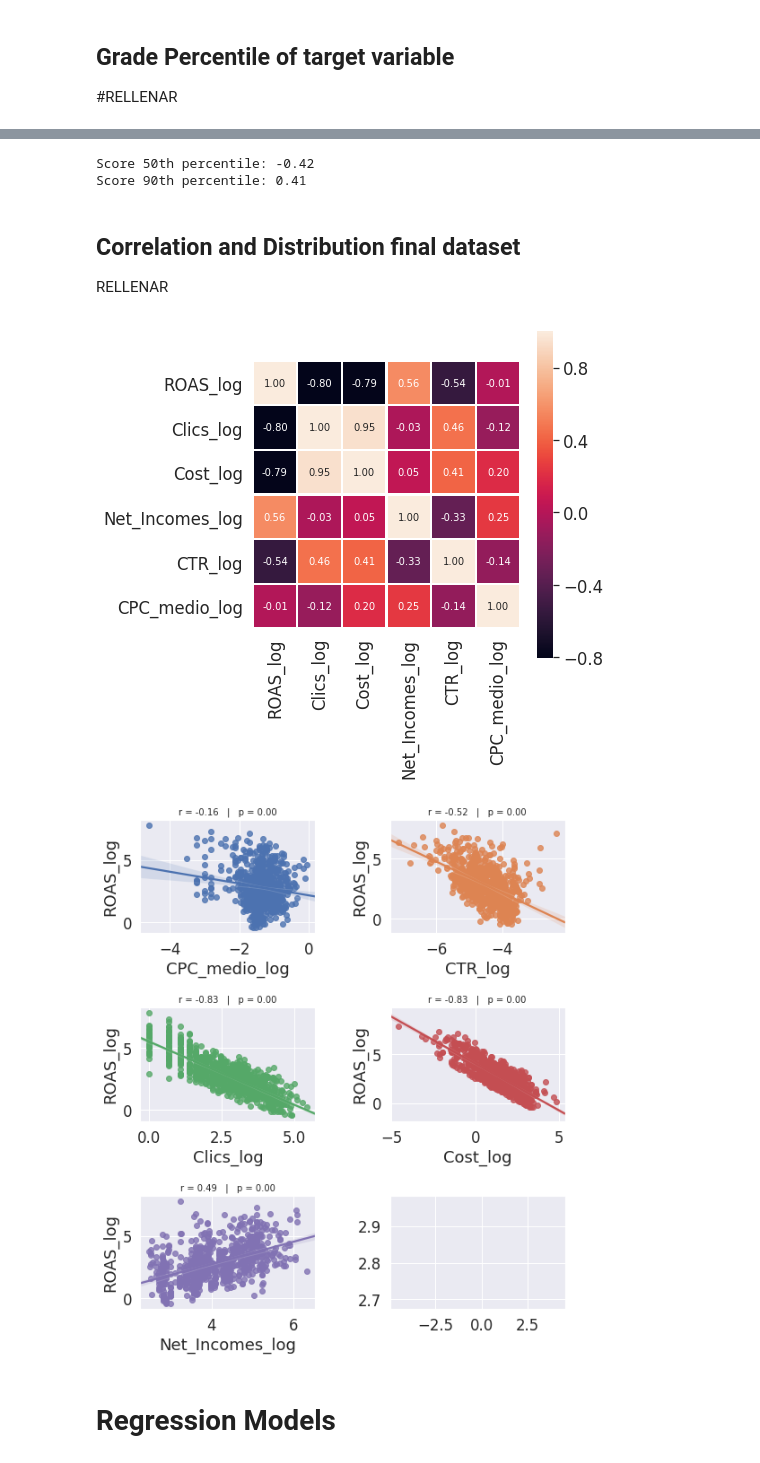
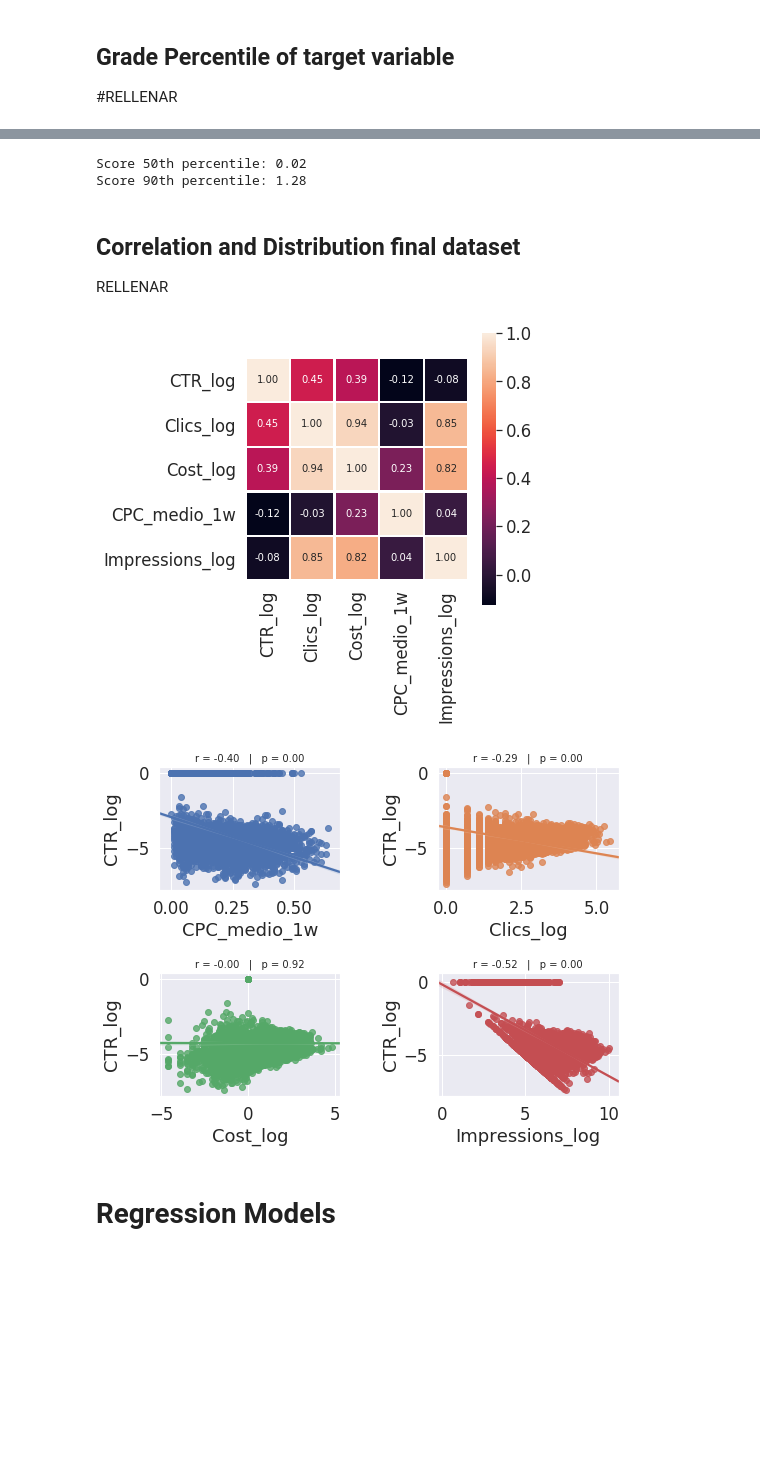
Before and after one commit to trimiguel/tfm, a Jupyter notebook: shopping/notebook/ALGORITHM_top_50_references-Copy1.ipynb, the cells around one changed output, grey strips where cells are left out. Drawn from its saved outputs; the diff is of its cells as text; code cells hidden in the pictures; blank space fills up the shorter version.

```diff
--- a/shopping/notebook/ALGORITHM_top_50_references-Copy1.ipynb
+++ b/shopping/notebook/ALGORITHM_top_50_references-Copy1.ipynb
@@ -1247,13 +1264,13 @@ number_rows = int((number_columns/2))
 number_cols = 2
 
 #set target
-y_df = 'ROAS_log'
+y_df = 'CTR_log'
 
 #create figure
 fig, axs = plt.subplots(number_rows, number_cols, figsize=(number_cols*4,number_rows*3))
 
 #establish parameters
-li_not_plot = ['ROAS_log']
+li_not_plot = ['CTR_log']
 li_plot_num_feats = [c for c in list(columns_dtypes) if c not in li_not_plot]
 
 #loop
@@ -1277,14 +1294,14 @@ plt.show()
 RELLENAR
 # %%
 #save correlation
-corr_final = df_final.corr()['ROAS_log'].sort_values()
+corr_final = df_final.corr()['CTR_log'].sort_values()
 
 #correlation to dataframe
 df_corr_final = pd.DataFrame({'Index':corr_final.index, 'Values':abs(corr_final.values)})
 df_corr_final
 
 #split the index
-df_corr_final[['First', 'Second', 'Third', 'Fourht']] = df_corr_final['Index'].str.rsplit("_", n = 3, expand=True)
+df_corr_final[['First', 'Second', 'Third']] = df_corr_final['Index'].str.rsplit("_", n = 2, expand=True)
 
 #sort values
 df_corr_final = df_corr_final.sort_values(by = 'Values', ascending = False)
@@ -1396,18 +1411,18 @@ df_all_sc.describe()
 #RELLENAR
 # %%
 #create percentile
-df_all_sc['percentile'] = df_all_sc['ROAS_log'].apply(lambda x: percentileofscore(df_all_sc['ROAS_log'], x))
+df_all_sc['percentile'] = df_all_sc['CTR_log'].apply(lambda x: percentileofscore(df_all_sc['CTR_log'], x))
 
 # plot percentile
 #set size
 plt.figure(figsize = (10, 8))
 
 #establish axis
-plt.plot(df_all_sc['ROAS_log'], df_all_sc['percentile'], '*')
+plt.plot(df_all_sc['CTR_log'], df_all_sc['percentile'], '*')
 plt.xticks(range(0, 10, 2), range(0, 20, 2))
 
 #set labels
-plt.xlabel('ROAS_log')
+plt.xlabel('CTR_log')
 plt.ylabel('Percentile')
-plt.title('ROAS_log Percentile');
+plt.title('CTR_log Percentile');
 # %% [output]
@@ -1415,9 +1430,9 @@ plt.title('ROAS_log Percentile');
 # %%
-print('Score 50th percentile: {}'.format(round(np.min(df_final.loc[df_all_sc['percentile'] > 50, 'ROAS_log']),2)))
-print('Score 90th percentile: {}'.format(round(np.min(df_final.loc[df_all_sc['percentile'] > 90, 'ROAS_log']),2)))
+print('Score 50th percentile: {}'.format(round(np.min(df_all_sc.loc[df_all_sc['percentile'] > 50, 'CTR_log']),2)))
+print('Score 90th percentile: {}'.format(round(np.min(df_all_sc.loc[df_all_sc['percentile'] > 90, 'CTR_log']),2)))
 # %% [output]
-Score 50th percentile: -0.42
-Score 90th percentile: 0.41
+Score 50th percentile: 0.02
+Score 90th percentile: 1.28
 # %% [markdown]
 <a name='distribution_final_dataset'></a>
 ## Correlation and Distribution final dataset
@@ -1425,47 +1440,47 @@ Score 90th percentile: 0.41
 RELLENAR
 # %%
 #remove percentile feature
-df_all_sc.drop('percentile', axis=1, inplace=True)
+#df_all_sc.drop('percentile', axis=1, inplace=True)
 
 #length columns
 number_columns = len(df_all_sc.columns)
 
 #heatmap
-plot_correlation_heatmap(df_all_sc, number_columns, "ROAS_log")
+plot_correlation_heatmap(df_all_sc, number_columns, "CTR_log")
 # %% [output]
-[figure, old version]
+[figure, new version]
 # %%
 #select index numerical columns
 columns_dtypes = df_all_sc.dtypes.index
 
 #number of rows and columns
 number_rows = int((number_columns/2))
 number_cols = 2
 
 #set target
-y_df = 'ROAS_log'
+y_df = 'CTR_log'
 
 #create figure
 fig, axs = plt.subplots(number_rows, number_cols, figsize=(number_cols*4,number_rows*3))
 
 #establish parameters
-li_not_plot = ['ROAS_log']
+li_not_plot = ['CTR_log']
 li_plot_num_feats = [c for c in list(columns_dtypes) if c not in li_not_plot]
 
 #loop
 for r in range(0,number_rows):
     for c in range(0,number_cols):
         f = r*number_cols + c
         if f < len(li_plot_num_feats):
             sns.regplot(df[li_plot_num_feats[f]], df[y_df], ax = axs[r][c])
             stp = stats.pearsonr(df[li_plot_num_feats[f]], df[y_df])
             str_title = "r = " + "{0:.2f}".format(stp[0]) + "   |   " "p = " + "{0:.2f}".format(stp[1])
             axs[r][c].set_title(str_title,fontsize=10)
 
 plt.tight_layout()
 plt.show()
 # %% [output]
-[figure, old version]
+[figure, new version]
 # %% [markdown]
 <a name='regression_models'></a>
 # Regression Models
```
Also changed, not shown: parts of 75 cells of this notebook, 5 other files.
